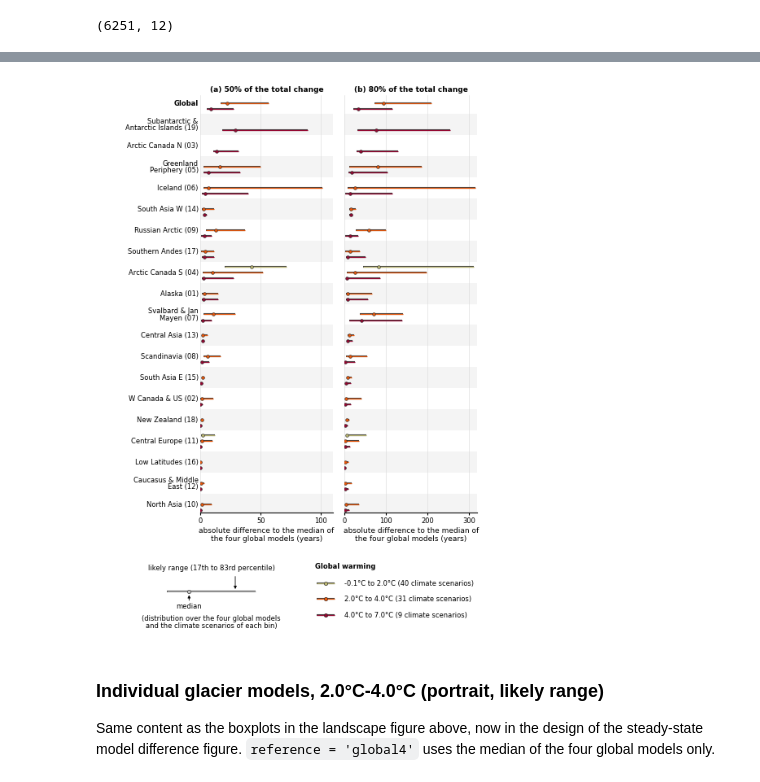
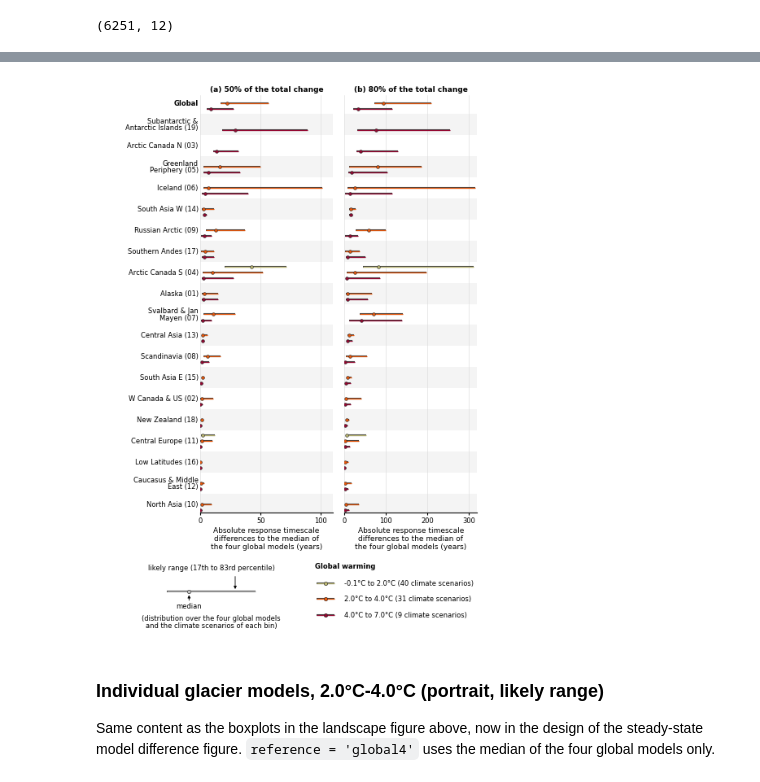
Before and after one commit to lilianschuster/GlacierMIP3, a Jupyter notebook: B_glacier_model_differences_analysis/PartB_2_response_time_scale_differences.ipynb, the cells around one changed output, grey strips where cells are left out. Cells and saved outputs as stored; diff of their text form; code cells hidden in the pictures.

```diff
--- a/B_glacier_model_differences_analysis/PartB_2_response_time_scale_differences.ipynb
+++ b/B_glacier_model_differences_analysis/PartB_2_response_time_scale_differences.ipynb
@@ -857,7 +857,7 @@ likely_range = [17, 83]      # percentiles of the pooled differences (four globa
 
 panel_cols = {'fig1': 'absolute_diff_resp_time_-50%', 'fig2': 'absolute_diff_resp_time_-80%'}
 titles = {'fig1': '50% of the total change', 'fig2': '80% of the total change'}
-xlabel = 'absolute difference to the median of\nthe four global models (years)'
+xlabel = 'Absolute response timescale\ndifferences to the median of\nthe four global models (years)'
 
 classes = list(temp_ch_classes_num.keys())      # '-0.1°C-2.0°C (n=40)', '2.0°C-4.0°C (n=31)', '4.0°C-7.0°C (n=9)'
 palette_ov = [sns.desaturate(c, 0.9) for c in palette_l_non_shifted]      # same look as the old boxplots (saturation=0.9)
@@ -923,34 +923,34 @@ for y_c, reg in reg_centres:
 # legend: dummy row with arrows (left) and the temperature bins (right)
 ax_leg = fig.add_axes([0.02, 0.005, 0.96, 0.115])
 ax_leg.set_xlim(0, 1)
 ax_leg.set_ylim(0, 1)
 ax_leg.axis('off')
 arrow = dict(arrowstyle='-|>', color='k', lw=0.6, shrinkA=0, shrinkB=0, mutation_scale=5)      # mutation_scale sets the size of the arrow head
 outline = [pe.Stroke(linewidth=1.5 * sc, foreground='0.25'), pe.Normal()]
 
 x_med = 0.23        # dummy median left of the centre: the pooled absolute differences have a long tail to larger values
 ax_leg.plot([0.17, 0.41], [0.55, 0.55], color='0.75', lw=0.9 * sc, solid_capstyle='butt', path_effects=outline)     # dummy likely range
 ax_leg.plot([x_med], [0.55], 'o', ms=3.2 * sc, mfc='0.75', mec='0.15', mew=0.4 * sc)                                  # dummy median
 ax_leg.text(0.29, 0.97, f'likely range ({likely_range[0]}th to {likely_range[1]}rd percentile)', fontsize=fs, ha='center', va='top')
 ax_leg.annotate('', xy=(0.355, 0.59), xytext=(0.355, 0.78), arrowprops=arrow)
 ax_leg.text(x_med, 0.33, 'median', fontsize=fs, ha='center', va='center')
 ax_leg.annotate('', xy=(x_med, 0.50), xytext=(x_med, 0.42), arrowprops=arrow)
 ax_leg.text(0.29, 0.10, '(distribution over the four global models\nand the climate scenarios of each bin)',
             fontsize=fs, ha='center', va='center', linespacing=1.0)
 
 ax_leg.text(0.57, 0.93, 'Global warming', fontsize=fs, fontweight='bold', va='center')
 for k, c in enumerate(classes):
     y_k = 0.68 - 0.24 * k
     ax_leg.plot([0.575, 0.625], [y_k, y_k], color=palette_ov[k], lw=0.9 * sc, solid_capstyle='butt', path_effects=outline)
     ax_leg.plot([0.60], [y_k], 'o', ms=3.2 * sc, mfc=palette_ov[k], mec='0.15', mew=0.4 * sc)
     ax_leg.text(0.65, y_k, class_label[c], fontsize=fs, va='center')
 
 fn_out = 'figures_partB/response_time_scale/general_model_differences_response_time_scale_likelyrange_only_four_global_models_non_shifted'
 plt.savefig(fn_out + '.png', dpi=300)
 plt.savefig(fn_out + '.pdf')
 plt.show()
 # %% [output]
-[figure, old version]
+[figure, new version]
 # %% [markdown]
 ### Individual glacier models, 2.0°C-4.0°C (portrait, likely range)
 Same content as the boxplots in the landscape figure above, now in the design of the steady-state model difference figure. `reference = 'global4'` uses the median of the four global models only.
```
Also changed, not shown: parts of 4 cells of this notebook, 6 other files.
